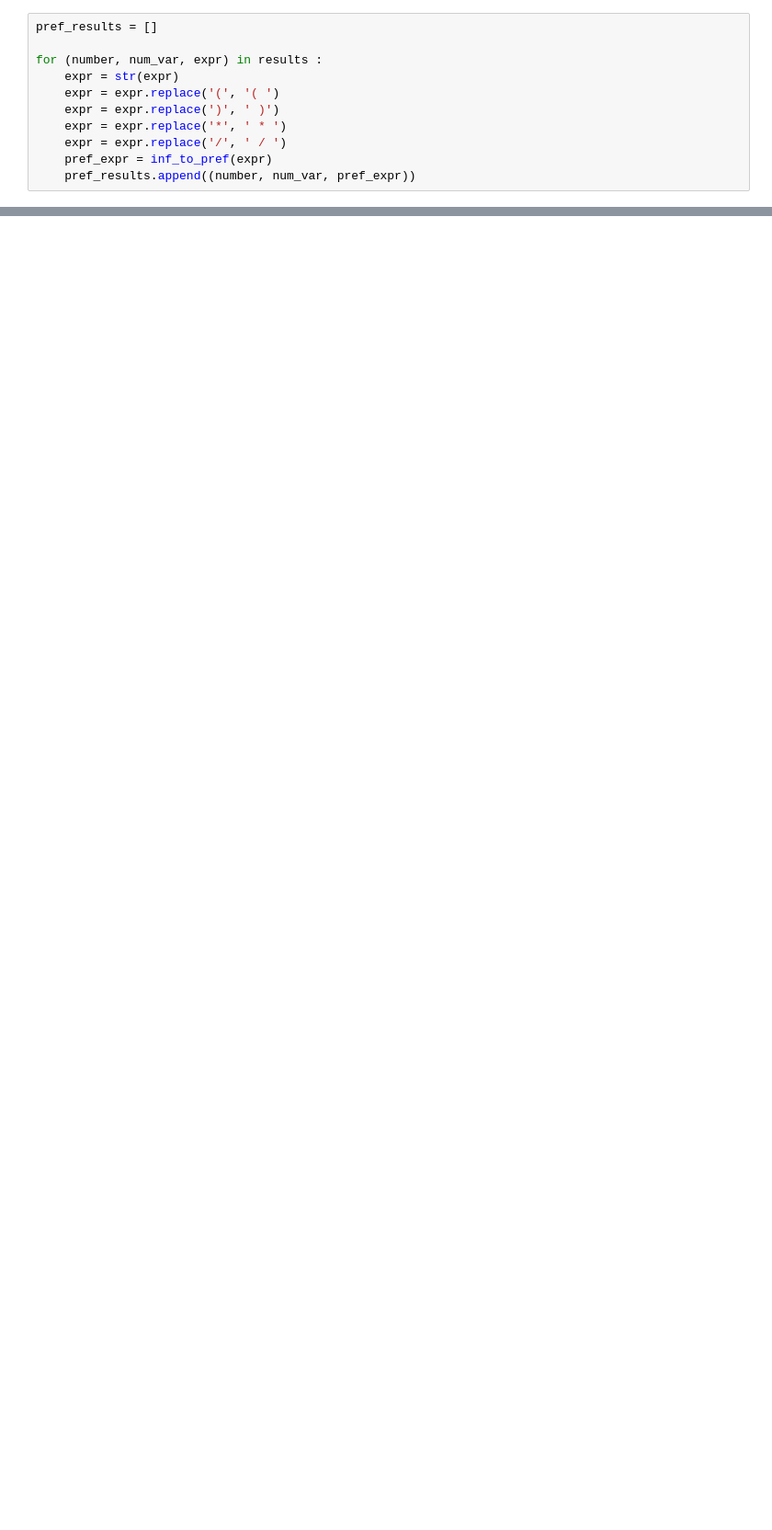
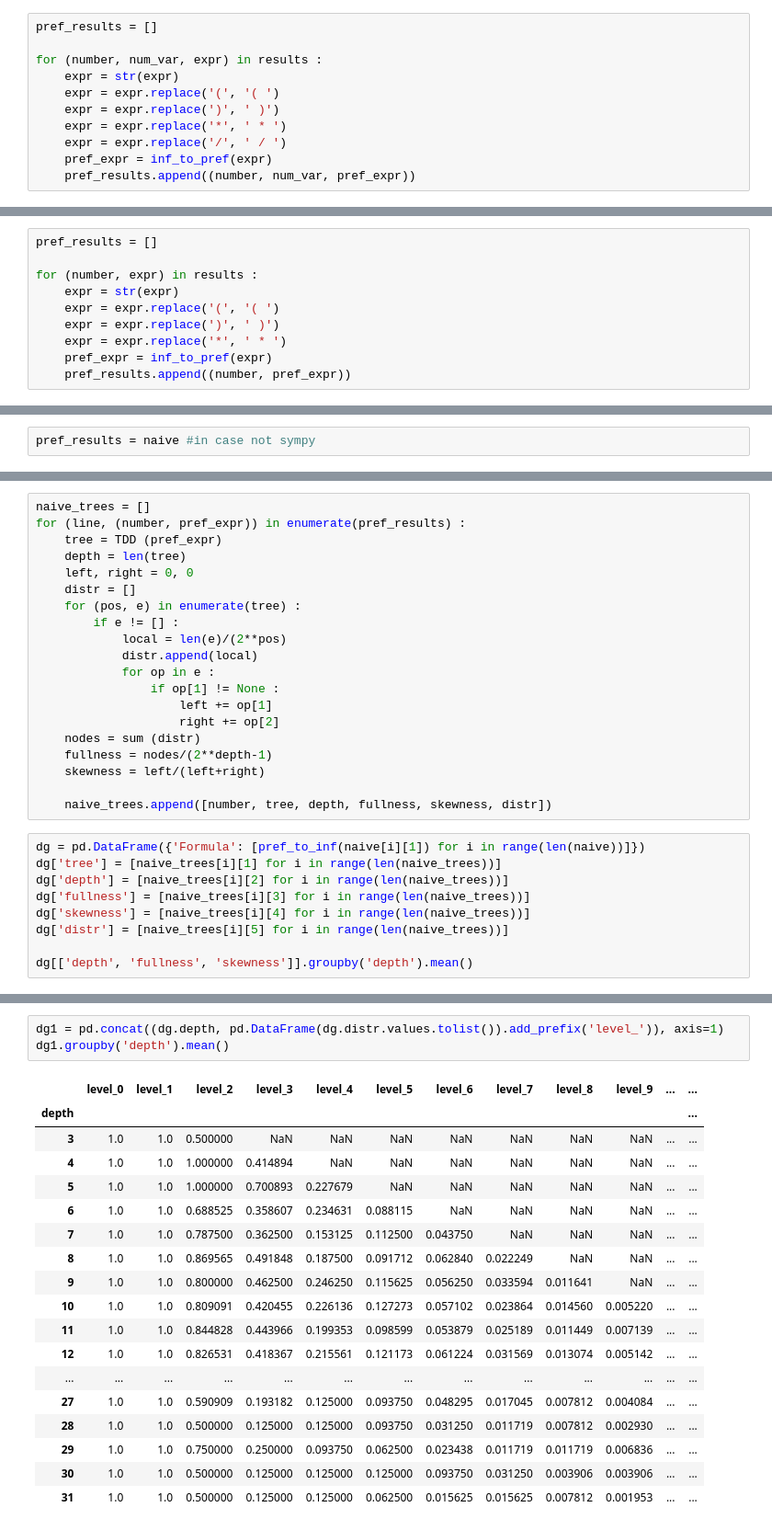
Before and after one commit to nbachelard/Symbolic_regression, a Jupyter notebook: py/dataset/statistics/statistics.ipynb, the cells around one changed output, grey strips where cells are left out. Shown at 92% size. Saved outputs shown, nothing was run; the diff lists cells and outputs as text; blank space fills up the shorter version.

```diff
--- a/py/dataset/statistics/statistics.ipynb
+++ b/py/dataset/statistics/statistics.ipynb
@@ -155,0 +589,10 @@ results[0], pref_results[0]
+# %%
+pref_results = []
+
+for (number, expr) in results :
+    expr = str(expr)
+    expr = expr.replace('(', '( ')
+    expr = expr.replace(')', ' )')
+    expr = expr.replace('*', ' * ')
+    pref_expr = inf_to_pref(expr)
+    pref_results.append((number, pref_expr))
@@ -155,0 +601,2 @@ results[0], pref_results[0]
+# %%
+pref_results = naive #in case not sympy
@@ -155,0 +646,29 @@ results[0], pref_results[0]
+# %%
+naive_trees = []
+for (line, (number, pref_expr)) in enumerate(pref_results) :
+    tree = TDD (pref_expr)
+    depth = len(tree)
+    left, right = 0, 0
+    distr = []
+    for (pos, e) in enumerate(tree) :
+        if e != [] :
+            local = len(e)/(2**pos)
+            distr.append(local)
+            for op in e :
+                if op[1] != None :
+                    left += op[1]
+                    right += op[2]
+    nodes = sum (distr)
+    fullness = nodes/(2**depth-1)
+    skewness = left/(left+right)
+
+    naive_trees.append([number, tree, depth, fullness, skewness, distr])
+# %%
+dg = pd.DataFrame({'Formula': [pref_to_inf(naive[i][1]) for i in range(len(naive))]})
+dg['tree'] = [naive_trees[i][1] for i in range(len(naive_trees))]
+dg['depth'] = [naive_trees[i][2] for i in range(len(naive_trees))]
+dg['fullness'] = [naive_trees[i][3] for i in range(len(naive_trees))]
+dg['skewness'] = [naive_trees[i][4] for i in range(len(naive_trees))]
+dg['distr'] = [naive_trees[i][5] for i in range(len(naive_trees))]
+
+dg[['depth', 'fullness', 'skewness']].groupby('depth').mean()
@@ -155,0 +694,22 @@ results[0], pref_results[0]
+# %%
+dg1 = pd.concat((dg.depth, pd.DataFrame(dg.distr.values.tolist()).add_prefix('level_')), axis=1)
+dg1.groupby('depth').mean()
+# %% [output]
+|  | level_0 | level_1 | level_2 | level_3 | level_4 | level_5 | level_6 | level_7 | level_8 | level_9 | ... | ... |
+| depth |  |  |  |  |  |  |  |  |  |  |  | ... |
+| 3 | 1.0 | 1.0 | 0.500000 | NaN | NaN | NaN | NaN | NaN | NaN | NaN | ... | ... |
+| 4 | 1.0 | 1.0 | 1.000000 | 0.414894 | NaN | NaN | NaN | NaN | NaN | NaN | ... | ... |
+| 5 | 1.0 | 1.0 | 1.000000 | 0.700893 | 0.227679 | NaN | NaN | NaN | NaN | NaN | ... | ... |
+| 6 | 1.0 | 1.0 | 0.688525 | 0.358607 | 0.234631 | 0.088115 | NaN | NaN | NaN | NaN | ... | ... |
+| 7 | 1.0 | 1.0 | 0.787500 | 0.362500 | 0.153125 | 0.112500 | 0.043750 | NaN | NaN | NaN | ... | ... |
+| 8 | 1.0 | 1.0 | 0.869565 | 0.491848 | 0.187500 | 0.091712 | 0.062840 | 0.022249 | NaN | NaN | ... | ... |
+| 9 | 1.0 | 1.0 | 0.800000 | 0.462500 | 0.246250 | 0.115625 | 0.056250 | 0.033594 | 0.011641 | NaN | ... | ... |
+| 10 | 1.0 | 1.0 | 0.809091 | 0.420455 | 0.226136 | 0.127273 | 0.057102 | 0.023864 | 0.014560 | 0.005220 | ... | ... |
+| 11 | 1.0 | 1.0 | 0.844828 | 0.443966 | 0.199353 | 0.098599 | 0.053879 | 0.025189 | 0.011449 | 0.007139 | ... | ... |
+| 12 | 1.0 | 1.0 | 0.826531 | 0.418367 | 0.215561 | 0.121173 | 0.061224 | 0.031569 | 0.013074 | 0.005142 | ... | ... |
+| ... | ... | ... | ... | ... | ... | ... | ... | ... | ... | ... | ... | ... |
+| 27 | 1.0 | 1.0 | 0.590909 | 0.193182 | 0.125000 | 0.093750 | 0.048295 | 0.017045 | 0.007812 | 0.004084 | ... | ... |
+| 28 | 1.0 | 1.0 | 0.500000 | 0.125000 | 0.125000 | 0.093750 | 0.031250 | 0.011719 | 0.007812 | 0.002930 | ... | ... |
+| 29 | 1.0 | 1.0 | 0.750000 | 0.250000 | 0.093750 | 0.062500 | 0.023438 | 0.011719 | 0.011719 | 0.006836 | ... | ... |
+| 30 | 1.0 | 1.0 | 0.500000 | 0.125000 | 0.125000 | 0.125000 | 0.093750 | 0.031250 | 0.003906 | 0.003906 | ... | ... |
+| 31 | 1.0 | 1.0 | 0.500000 | 0.125000 | 0.125000 | 0.062500 | 0.015625 | 0.015625 | 0.007812 | 0.001953 | ... | ... |
```
Also changed, not shown: parts of 48 cells of this notebook, 1 other file.
